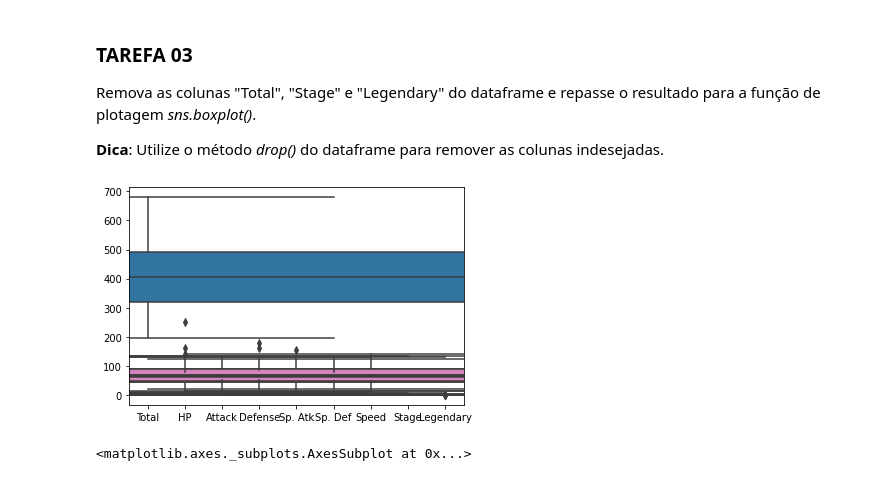
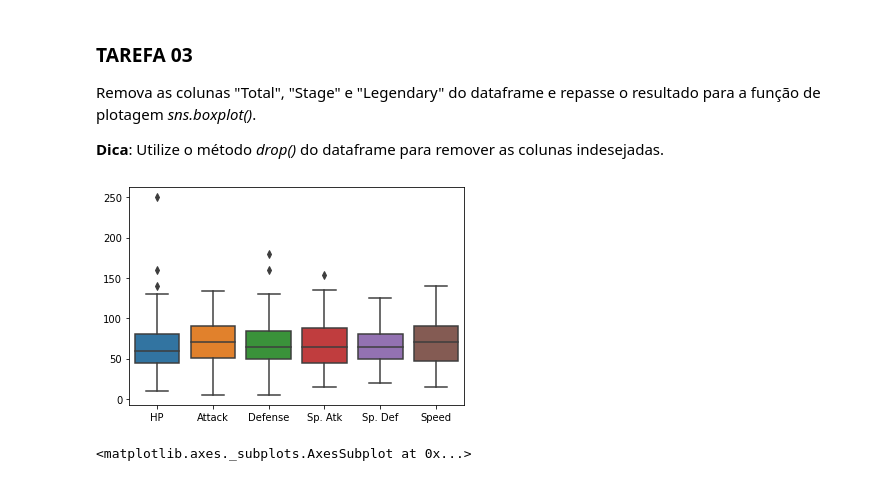
Before and after one commit to robsonbfreitas/visualizacao_exploratoria_exercicios, a Jupyter notebook: 02-exercicios-seaborn/visualizacao_com_seaborn.ipynb, the cells around one changed output. Cells and saved outputs as stored; diff of their text form; code cells hidden in the pictures.

```diff
--- a/02-exercicios-seaborn/visualizacao_com_seaborn.ipynb
+++ b/02-exercicios-seaborn/visualizacao_com_seaborn.ipynb
@@ -164,11 +167,11 @@ Remova as colunas "Total", "Stage" e "Legendary" do dataframe e repasse o result
 
 **Dica**: Utilize o método *drop()* do dataframe para remover as colunas indesejadas.
 # %%
-df.drop(columns = ['Total', 'Stage', 'Legendary'])
+df.drop(columns = ['Total', 'Stage','Legendary'], inplace=True)
 #ax = sns.lmplot(x='Attack', y='Defense', data=df, fit_reg=False, hue='Stage')
-ax = sns.boxplot(data=df,  width=20.0)
+ax = sns.boxplot(data=df)
 # %% [output]
-[figure, old version]
+[figure, new version]
 # %%
 # Resultado esperado (não modifique esta célula)
 # %% [output]
```
Also changed, not shown: parts of 1 cell of this notebook.
